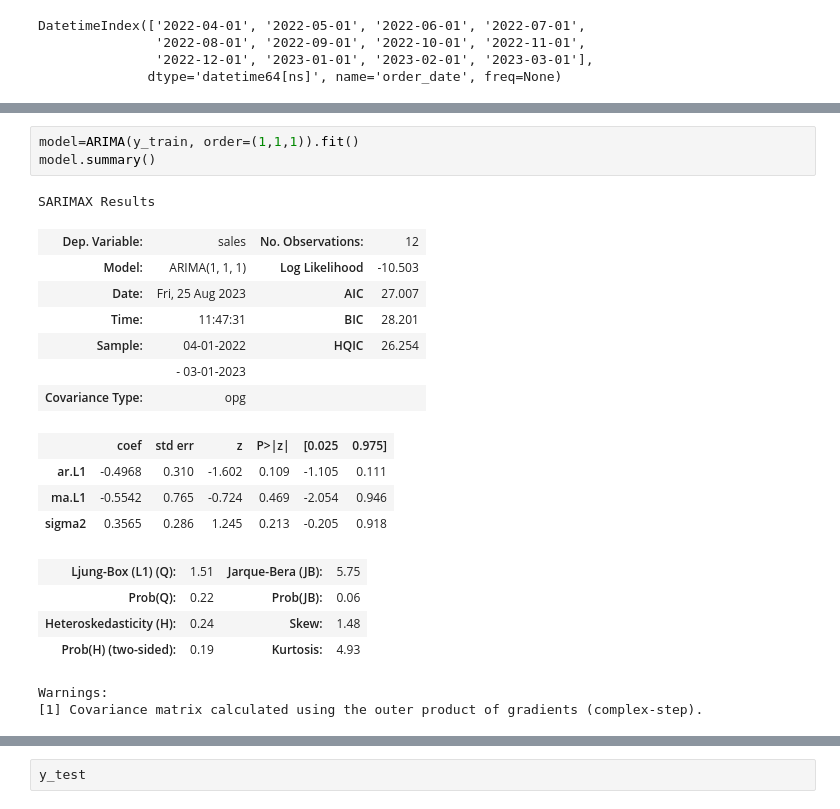
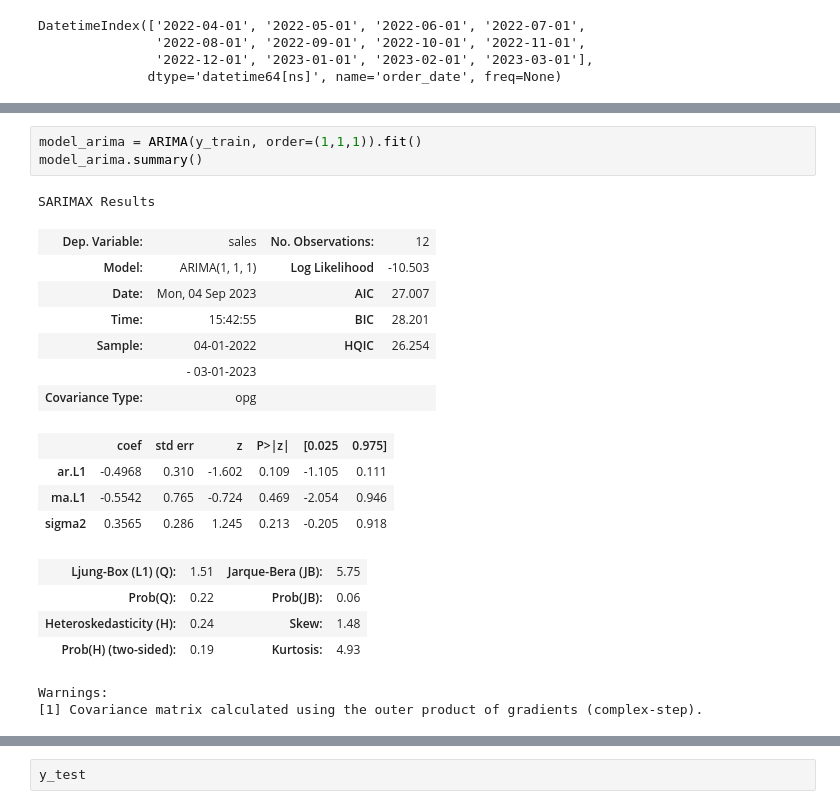
Before and after one commit to kevanoktavio/CloudWine_DemandPrediction, a Jupyter notebook: development/notebooks/kevan_model.ipynb, the cells around one changed output, grey strips where cells are left out. Saved outputs shown, nothing was run; the diff lists cells and outputs as text.

```diff
--- a/development/notebooks/kevan_model.ipynb
+++ b/development/notebooks/kevan_model.ipynb
@@ -272,14 +274,14 @@ Total fit time: 0.397 seconds
 ARIMA(order=(2, 2, 0), scoring_args={}, suppress_warnings=True,
       with_intercept=False)
 # %%
-model=ARIMA(y_train, order=(1,1,1)).fit()
-model.summary()
+model_arima = ARIMA(y_train, order=(1,1,1)).fit()
+model_arima.summary()
 # %% [output]
 SARIMAX Results
 | Dep. Variable: | sales | No. Observations: | 12 |
 | Model: | ARIMA(1, 1, 1) | Log Likelihood | -10.503 |
-| Date: | Fri, 25 Aug 2023 | AIC | 27.007 |
-| Time: | 11:47:31 | BIC | 28.201 |
+| Date: | Mon, 04 Sep 2023 | AIC | 27.007 |
+| Time: | 15:42:55 | BIC | 28.201 |
 | Sample: | 04-01-2022 | HQIC | 26.254 |
 |  | - 03-01-2023 |  |  |
 | Covariance Type: | opg |  |  |
```
Also changed, not shown: parts of 19 cells of this notebook, 2 other files.
